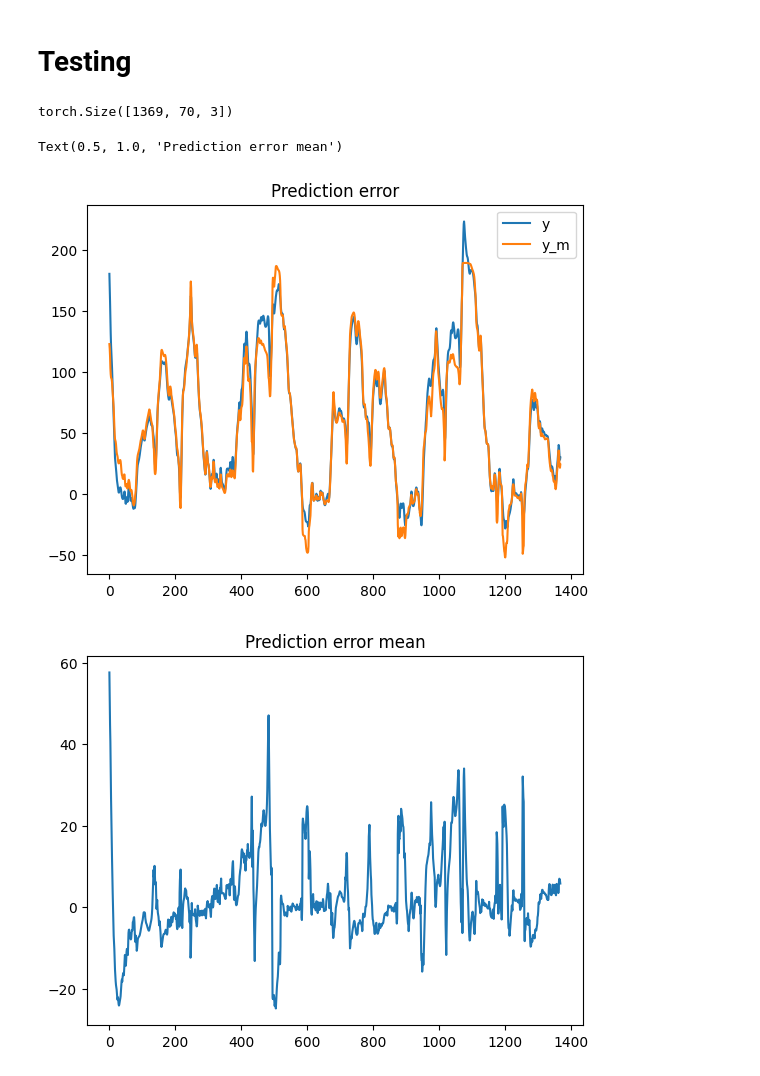
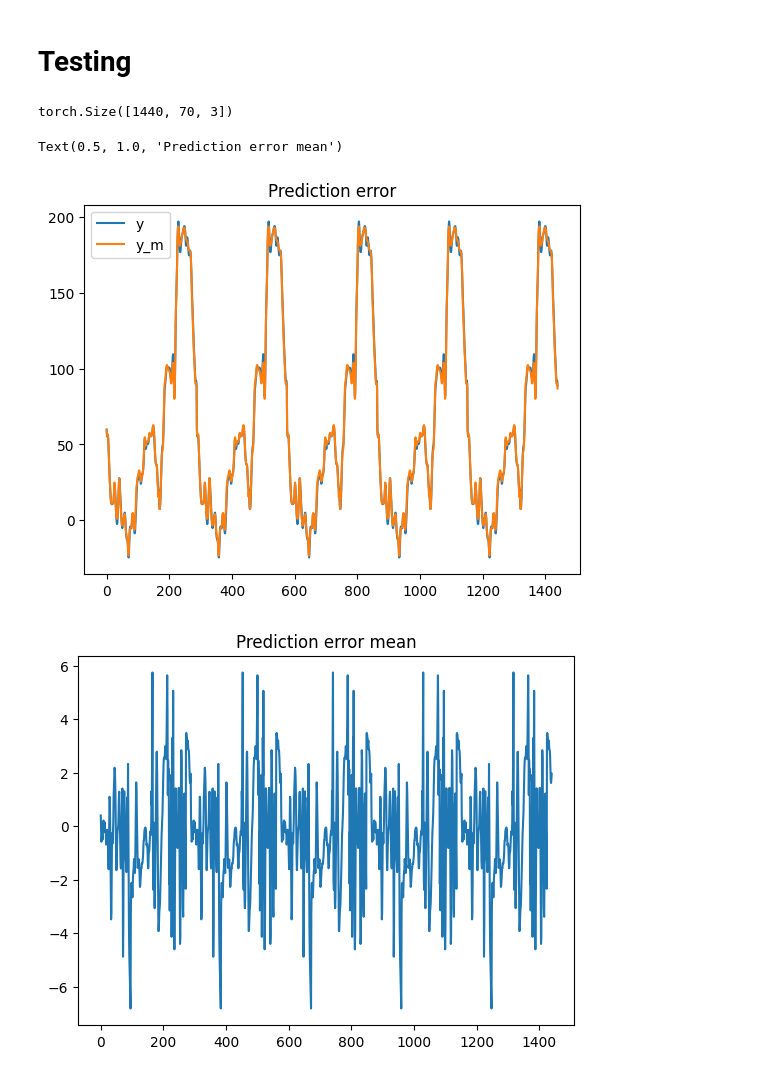
Before and after one commit to EmaMaker/uni-ccen-project, a Jupyter notebook: diabetes.ipynb, the cells around one changed output. Drawn from its saved outputs; the diff is of its cells as text; code cells hidden in the pictures.

Commit message:
checkpoint: simplify dataset concatenation and sequence separation
Loss < 5
I think in this way normalization is also helped since it happens on the whole dataset at once
TODO: fix cgm plots

```diff
--- a/diabetes.ipynb
+++ b/diabetes.ipynb
@@ -469,25 +476,37 @@ model.train()
 # trainer = L.Trainer(max_epochs=2500, callbacks=[epoch_callback, early_stop_callback], accelerator="gpu")
 trainer = L.Trainer(max_epochs=2500, callbacks=[early_stop_callback], accelerator="gpu")
 
-
 uvap = load_uva_padova(filename="Data/pickle/DMMSR_dataset_OnlyBasal_patient_1.pkl")
 uvap_sub_train = subset_uva_padova(uvap, 0, 5)
 uvap_sub_val = subset_uva_padova(uvap, 5, 6)
-uvap_sub_test = subset_uva_padova(uvap, 10, 15)
+uvap_sub_test = subset_uva_padova(uvap, 6, 7)
+train_dataset = downsample_dataset(uvap_data=uvap_sub_train, patient_id=1, downsample_min=5, stride=1, plot=False)
+val_dataset = downsample_dataset(uvap_data=uvap_sub_val, patient_id=1, downsample_min=5, stride=1, plot=False)
+test_dataset = downsample_dataset(uvap_data=uvap_sub_test, patient_id=1, downsample_min=5, stride=1, plot=False)
 
-train_dataset = downsample_dataset(uvap_data=uvap_sub_train, patient_id=1, downsample_min=5, stride=1, plot=False)
-val_dataset = downsample_dataset(uvap_data=uvap_sub_val, patient_id=1, downsample_min=5, plot=False)
-test_dataset = downsample_dataset(uvap_data=uvap_sub_test, patient_id=1, downsample_min=5, plot=False)
+print(type(train_dataset), type(val_dataset), type(test_dataset))
 
+dataset_load = concat_datasets([train_dataset, val_dataset, test_dataset])
+loader = get_loader_from_dataset(dataset_load=dataset_load, seq_len=70, train_percent=5/7, val_percent=1/7, test_percent=1/7)
+trainer.fit(model, loader["train_loader"], loader["val_loader"])
+
+# separate datasets. good training loss, terrible validation. Tests are decent, it seems to not capture some peaks
+# uvap = load_uva_padova(filename="Data/pickle/DMMSR_dataset_OnlyBasal_patient_1.pkl")
+# uvap_sub_train = subset_uva_padova(uvap, 0, 5)
+# uvap_sub_val = subset_uva_padova(uvap, 5, 6)
+# uvap_sub_test = subset_uva_padova(uvap, 10, 15)
+# train_dataset = downsample_dataset(uvap_data=uvap_sub_train, patient_id=1, downsample_min=5, stride=1, plot=False)
+# val_dataset = downsample_dataset(uvap_data=uvap_sub_val, patient_id=1, downsample_min=5, stride=1, plot=False)
+# test_dataset = downsample_dataset(uvap_data=uvap_sub_test, patient_id=1, downsample_min=5, plot=False)
+# no normalization
 # train_loader = get_loader_from_dataset(train_dataset, train_percent=1.0, val_percent=0.0, test_percent=0.0, seq_len=70, cgm_uva_mean=0.0, cgm_uva_std=1.0)
 # val_loader = get_loader_from_dataset(val_dataset, train_percent=0.0, val_percent=1.0, test_percent=0.0, seq_len=70, cgm_uva_mean=0.0, cgm_uva_std=1.0)["val_loader"]
 # test_loader = get_loader_from_dataset(test_dataset, train_percent=0.0, val_percent=0.0, test_percent=1.0, seq_len=70, cgm_uva_mean=0.0, cgm_uva_std=1.0)["test_loader"]
-
-train_loader = get_loader_from_dataset(train_dataset, train_percent=1.0, val_percent=0.0, test_percent=0.0, seq_len=70, cgm_uva_mean=None, cgm_uva_std=None)
-val_loader = get_loader_from_dataset(val_dataset, train_percent=0.0, val_percent=1.0, test_percent=0.0, seq_len=70, cgm_uva_mean=train_loader["full_dataset"].cgm_uva_mean, cgm_uva_std=train_loader["full_dataset"].cgm_uva_std)["val_loader"]
-test_loader = get_loader_from_dataset(test_dataset, train_percent=0.0, val_percent=0.0, test_percent=1.0, seq_len=70, cgm_uva_mean=train_loader["full_dataset"].cgm_uva_mean, cgm_uva_std=train_loader["full_dataset"].cgm_uva_std)["test_loader"]
-
-trainer.fit(model, train_loader["train_loader"], val_loader)
+# normalize to training dataset
+# train_loader = get_loader_from_dataset(train_dataset, train_percent=1.0, val_percent=0.0, test_percent=0.0, seq_len=70, cgm_uva_mean=None, cgm_uva_std=None)
+# val_loader = get_loader_from_dataset(val_dataset, train_percent=0.0, val_percent=1.0, test_percent=0.0, seq_len=70, cgm_uva_mean=train_loader["full_dataset"].cgm_uva_mean, cgm_uva_std=train_loader["full_dataset"].cgm_uva_std)["val_loader"]
+# test_loader = get_loader_from_dataset(test_dataset, train_percent=0.0, val_percent=0.0, test_percent=1.0, seq_len=70, cgm_uva_mean=train_loader["full_dataset"].cgm_uva_mean, cgm_uva_std=train_loader["full_dataset"].cgm_uva_std)["test_loader"]
+# trainer.fit(model, train_loader["train_loader"], val_loader)
 
 
 # this snippet here works very well (with strides), however no insurance of isolation between training, testing and validation because of splitting _after_ applying strides
@@ -556,28 +587,28 @@ Details: Monitored metric val_loss did not improve in the last 50 records. Best
 # %%
 model.eval()
 
-(x, y) = next(iter(test_loader))
+(x, y) = next(iter(loader["test_loader"]))
 
 print(x.shape)
 
 x = x.to("cpu")
 y = y.to("cpu")
 ym = model(x).detach().to("cpu").numpy()
 
 
 fig, ax = plt.subplots()
 ax.plot(y)
 ax.plot(ym)
 ax.set_title("Prediction error")
 ax.legend(["y", "y_m"])
 fig, ax = plt.subplots()
 ax.plot(y-ym)
 ax.set_title("Prediction error mean")
 # %% [output]
-torch.Size([1369, 70, 3])
+torch.Size([1440, 70, 3])
 Text(0.5, 1.0, 'Prediction error mean')
-[figure, old version]
+[figure, new version]
-[figure, old version]
+[figure, new version]
 # %%
 ruan = test_dataset["cgm_ruan"].to("cpu").numpy().reshape(-1, 1)
 uva = test_dataset["cgm_uva"].to("cpu").numpy().reshape(-1, 1)
```
Also changed, not shown: parts of 5 cells of this notebook.
